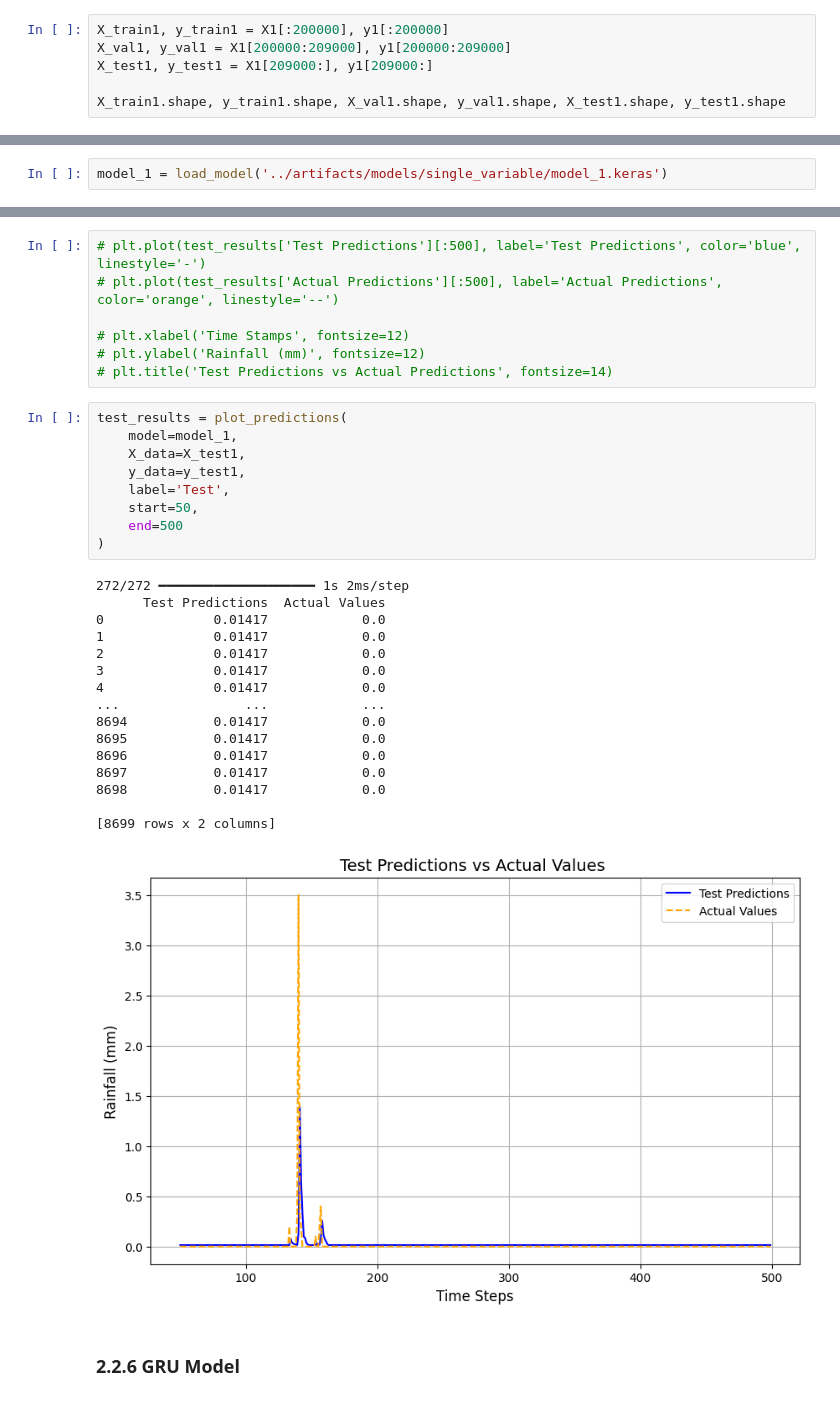
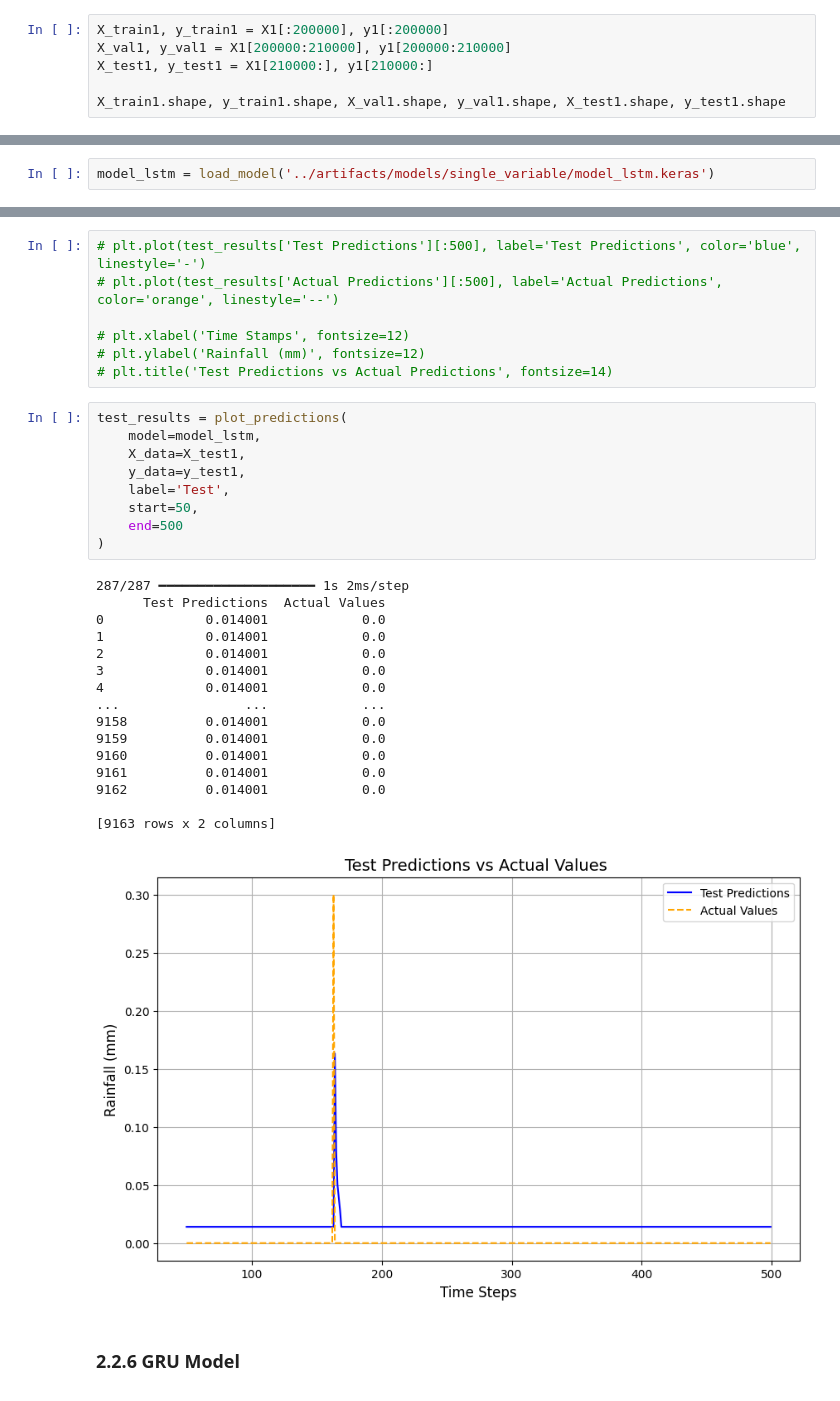
Before and after one commit to Kshitijk14/model-cloud-burst, a Jupyter notebook: notebooks/03-1_var_time_series_forecasting_cloud_burst.ipynb, the cells around one changed output, grey strips where cells are left out. Saved outputs shown, nothing was run; the diff lists cells and outputs as text.

```diff
--- a/notebooks/03-1_var_time_series_forecasting_cloud_burst.ipynb
+++ b/notebooks/03-1_var_time_series_forecasting_cloud_burst.ipynb
@@ -150,8 +162,8 @@ X1.shape, y1.shape
 ### 2.2.4 Train Test Val Split
 # %%
 X_train1, y_train1 = X1[:200000], y1[:200000]
-X_val1, y_val1 = X1[200000:209000], y1[200000:209000]
-X_test1, y_test1 = X1[209000:], y1[209000:]
+X_val1, y_val1 = X1[200000:210000], y1[200000:210000]
+X_test1, y_test1 = X1[210000:], y1[210000:]
 
 X_train1.shape, y_train1.shape, X_val1.shape, y_val1.shape, X_test1.shape, y_test1.shape
 # %% [output]
@@ -261,5 +276,5 @@ Epoch 2/2
 # %%
-model_1 = load_model('../artifacts/models/single_variable/model_1.keras')
+model_lstm = load_model('../artifacts/models/single_variable/model_lstm.keras')
 # %% [markdown]
 #### 2.2.5.1 Train v/s Actual
 # %%
@@ -392,30 +407,30 @@ val_results = plot_predictions(
 # plt.title('Test Predictions vs Actual Predictions', fontsize=14)
 # %%
 test_results = plot_predictions(
-    model=model_1,
+    model=model_lstm,
     X_data=X_test1,
     y_data=y_test1,
     label='Test',
     start=50,
     end=500
 )
 # %% [output]
-272/272 ━━━━━━━━━━━━━━━━━━━━ 1s 2ms/step
+287/287 ━━━━━━━━━━━━━━━━━━━━ 1s 2ms/step
       Test Predictions  Actual Values
-0              0.01417            0.0
-1              0.01417            0.0
-2              0.01417            0.0
-3              0.01417            0.0
-4              0.01417            0.0
+0             0.014001            0.0
+1             0.014001            0.0
+2             0.014001            0.0
+3             0.014001            0.0
+4             0.014001            0.0
 ...                ...            ...
-8694           0.01417            0.0
-8695           0.01417            0.0
-8696           0.01417            0.0
-8697           0.01417            0.0
-8698           0.01417            0.0
+9158          0.014001            0.0
+9159          0.014001            0.0
+9160          0.014001            0.0
+9161          0.014001            0.0
+9162          0.014001            0.0
 
-[8699 rows x 2 columns]
+[9163 rows x 2 columns]
-[figure, old version]
+[figure, new version]
 # %% [markdown]
 ### 2.2.6 GRU Model
 # %%
```
Also changed, not shown: parts of 25 cells of this notebook, 20 other files.
